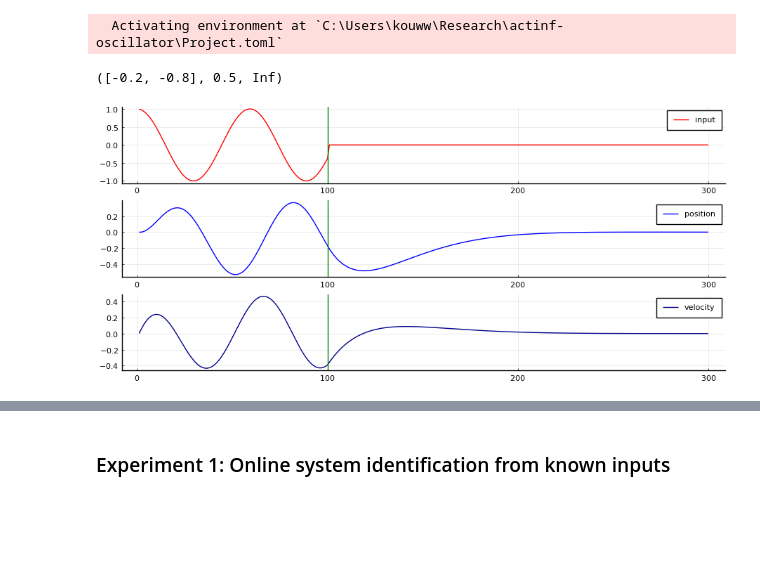
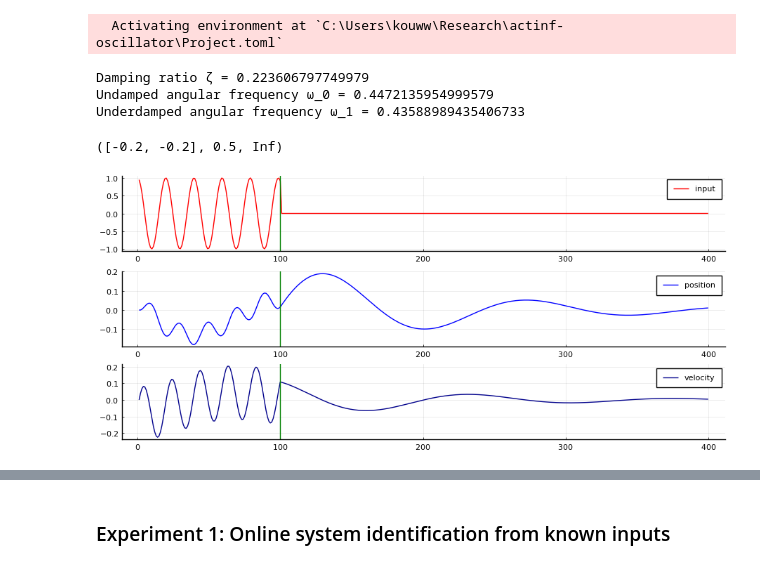
Before and after one commit to wmkouw/actinf-oscillator, a Jupyter notebook: demo_ActInf-GFX-oscillator.ipynb, the cells around one changed output, grey strips where cells are left out. Saved outputs shown, nothing was run; the diff lists cells and outputs as text; code cells hidden in the pictures; blank space fills up the shorter version.

```diff
--- a/demo_ActInf-GFX-oscillator.ipynb
+++ b/demo_ActInf-GFX-oscillator.ipynb
@@ -42,16 +68,34 @@ pyplot();
 # Sampling step size
 Δt = 0.1
 
-# Dynamical parameters
-m = 0.8
-c = 0.9
-k = 0.75
+# Physical parameters
+m = 2.0
+c = 0.4
+k = 0.4
 
 # Measurement noise precision
 ξ_true = Inf
 
 # Pack parameters
-sys_params = (m, c, k, ξ_true);
+phys_params = (m, c, k, ξ_true);
+# %%
+# Interesting variable substitutions
+ζ = c/(2*sqrt(m*k))
+ω0 = sqrt(k/m)
+ω1 = ω0*sqrt(1 - ζ^2)
+
+# Report damping ratio
+println("Damping ratio ζ = "*string(ζ))
+
+# Report undamped angular frequency
+println("Undamped angular frequency ω_0 = "*string(ω0))
+
+# Report underdamped angular frequency
+println("Underdamped angular frequency ω_1 = "*string(ω1))
+# %% [output]
+Damping ratio ζ = 0.223606797749979
+Undamped angular frequency ω_0 = 0.4472135954999579
+Underdamped angular frequency ω_1 = 0.43588989435406733
 # %%
 function sim_sys(input, z_kmin1, params)
    "Simulate dynamic system"
@@ -73,43 +117,42 @@ S = [1. Δt; 0. 1.]
 s = [0., Δt]
 
 # State transition coefficients
-θ1 = -.2
-θ2 = -.8
+θ1 = -k/m
+θ2 = -c/m
 θ_true = [θ1, θ2]
 
 # Control coefficient
-η_true = 0.5
+η_true = 1/m
 
 # Pack substituted variables
 subs_params = (θ_true, η_true, ξ_true)
 # %% [output]
-([-0.2, -0.8], 0.5, Inf)
+([-0.2, -0.2], 0.5, Inf)
 # %%
 # Time
-T = 300
-stop = T-200
+T = 400
+stop = T-300
 
 # Input signal
-input = [cos.((1:stop)./ (3*π)); zeros(length(stop+1:T),)]
-# input = zeros(T,); input[1] = 1.0
+input = [cos.((1:stop)./ π); zeros(length(stop+1:T),)]
 
 # Preallocate arrays
 states = zeros(T,2)
 output = zeros(T,)
 
 for k = 2:T
     output[k], states[k,:] = sim_sys(input[k], states[k-1,:], subs_params)
 end
 
 p101 = plot(1:T, input, linewidth=1, color="red", label="input", size=(900,300))
 vline!([stop], color="green", label="")
 p102 = plot(1:T, states[:,1], linewidth=1, color="blue", label="position", size=(900,300))
 vline!([stop], color="green", label="")
 p103 = plot(1:T, states[:,2], linewidth=1, color="darkblue", label="velocity", size=(900,300))
 vline!([stop], color="green", label="")
 p100 = plot(p101, p102, p103, layout=(3,1), size=(900,400))
 # %% [output]
-[figure, old version]
+[figure, new version]
 # %%
 savefig(p100, "figures/example-input-output_seq1.png")
 # %% [markdown]
```
Also changed, not shown: parts of 20 cells of this notebook, 3 other files.
